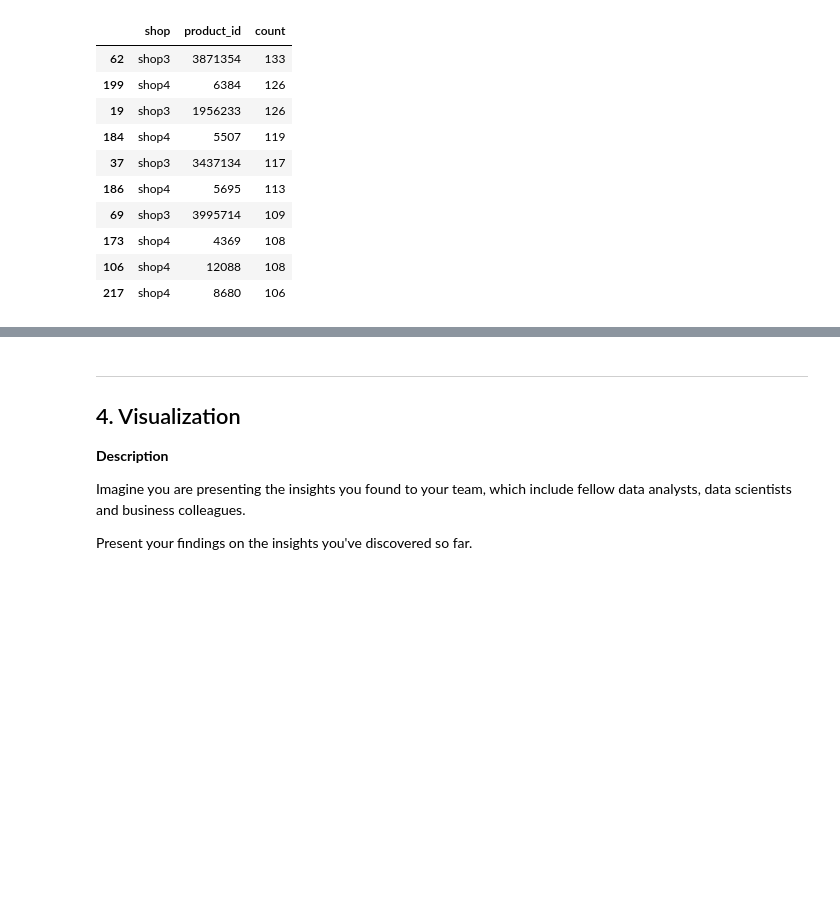
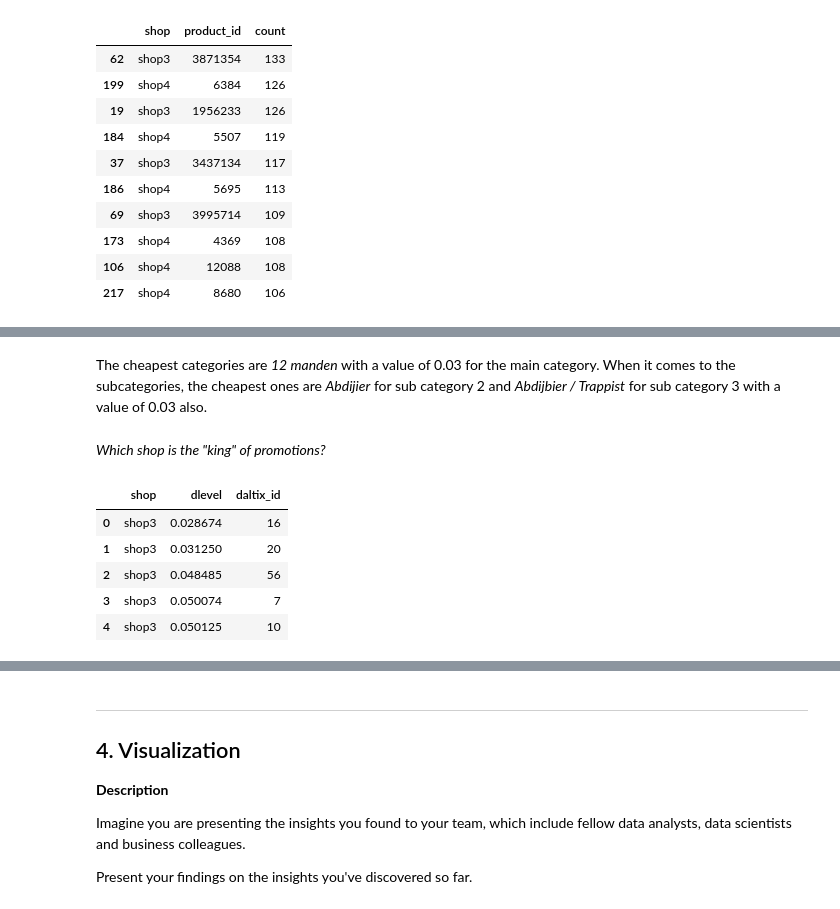
Before and after one commit to ruifurtado/da_challenge, a Jupyter notebook: da_challenge.ipynb, the cells around one changed output, grey strips where cells are left out. Cells and saved outputs as stored; diff of their text form; code cells hidden in the pictures; blank space fills up the shorter version.

```diff
--- a/da_challenge.ipynb
+++ b/da_challenge.ipynb
@@ -572,0 +598,16 @@ The shop with the cheapest assortment is _shop 3_
+# %% [markdown]
+The cheapest categories are _12 manden_ with a value of 0.03 for the main category. When it comes to the subcategories, the cheapest ones are _Abdijier_ for sub category 2 and  _Abdijbier / Trappist_ for sub category 3 with a value of 0.03 also.
+# %% [markdown]
+_Which shop is the "king" of promotions?_
+# %%
+# Convert % values
+df_final['dlevel']=[d/100 if d>1 else d for d in df_final['dlevel']]
+discounts=df_final.loc[df_final['dlevel']!=0].groupby(['shop','dlevel'],as_index=False).count()[['shop','dlevel','daltix_id']]
+discounts.head()
+# %% [output]
+|  | shop | dlevel | daltix_id |
+| 0 | shop3 | 0.028674 | 16 |
+| 1 | shop3 | 0.031250 | 20 |
+| 2 | shop3 | 0.048485 | 56 |
+| 3 | shop3 | 0.050074 | 7 |
+| 4 | shop3 | 0.050125 | 10 |
```
Also changed, not shown: parts of 21 cells of this notebook.
